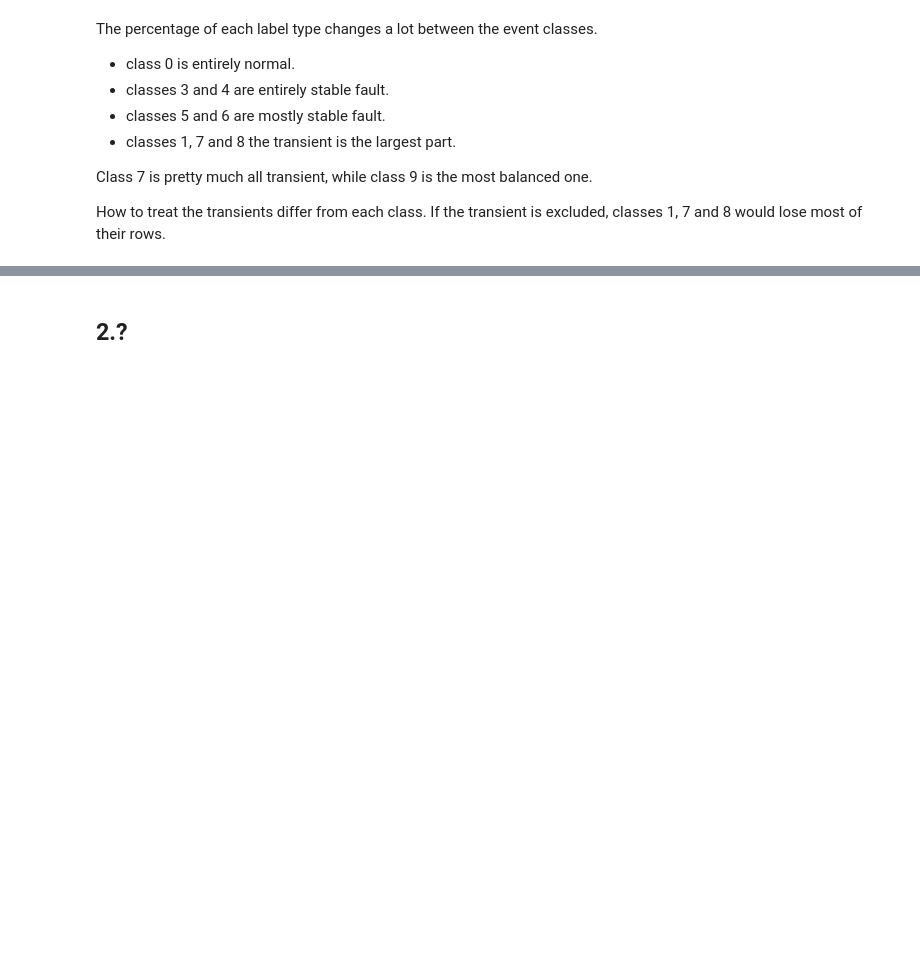
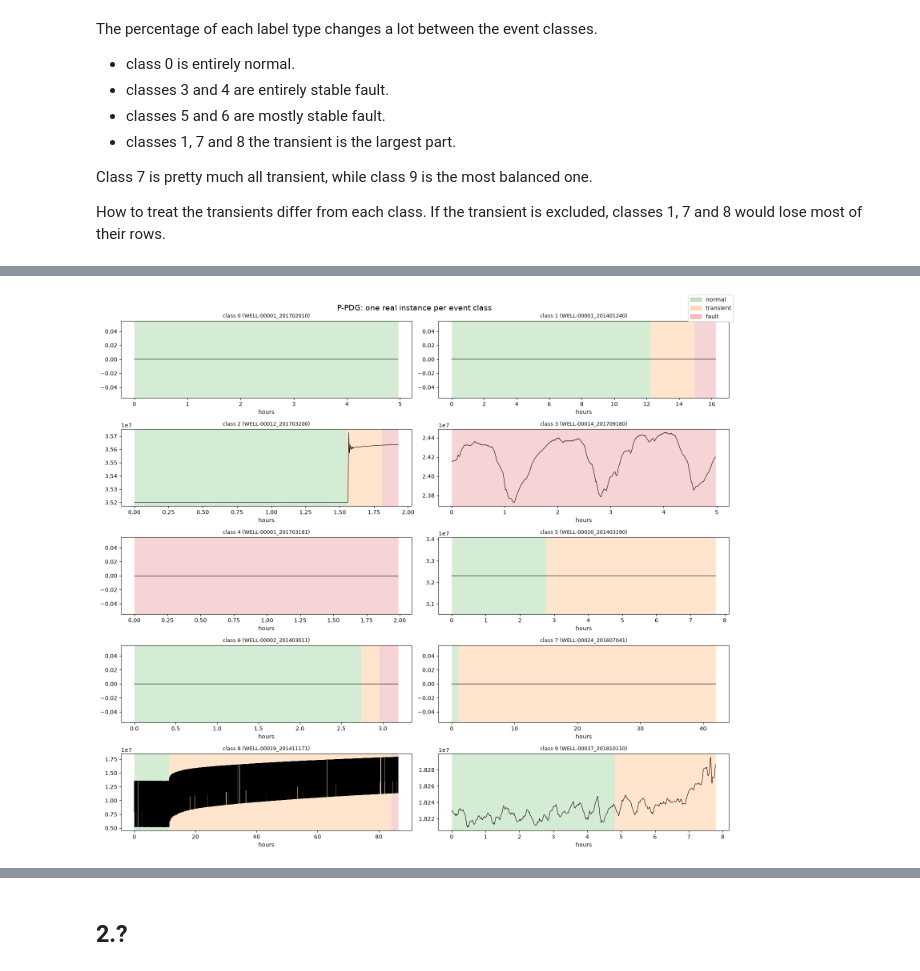
Before and after one commit to tommasofacchin/uis-msc-data-science, a Jupyter notebook: DAT540 - Data science/Project/01_eda.ipynb, the cells around one changed output, grey strips where cells are left out. Cells and saved outputs as stored; diff of their text form; code cells hidden in the pictures; blank space fills up the shorter version.

```diff
--- a/DAT540 - Data science/Project/01_eda.ipynb
+++ b/DAT540 - Data science/Project/01_eda.ipynb
@@ -502,0 +609,4 @@ How to treat the transients differ from each class. If the transient is excluded
+# %%
+plot_sensor("P-PDG")
+# %% [output]
+[figure, added]
```
Also changed, not shown: parts of 13 cells of this notebook.
